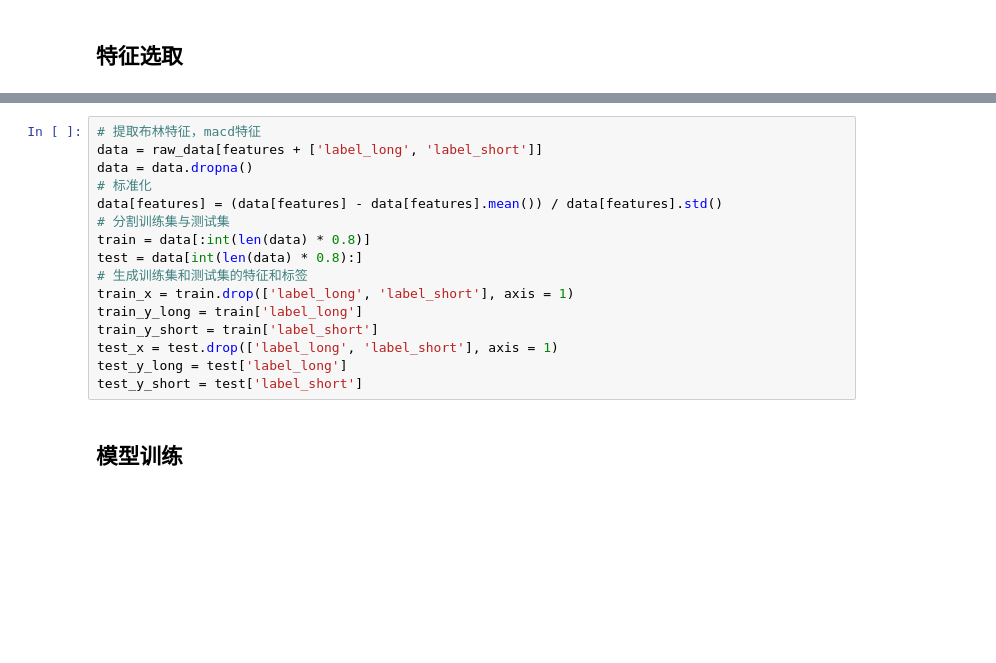
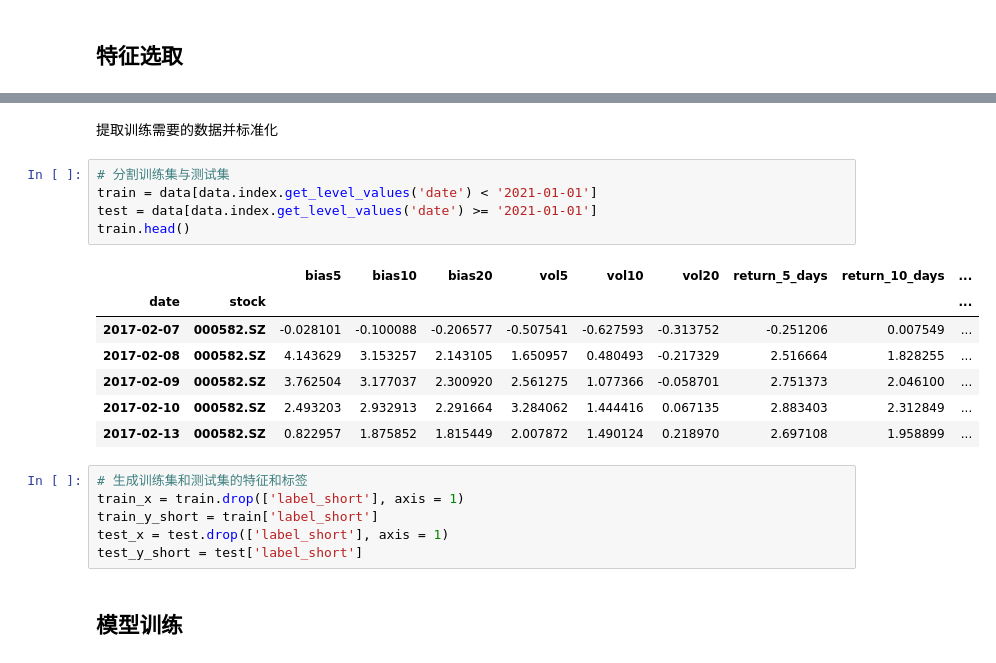
Before and after one commit to ypan-code/factors, a Jupyter notebook: SVM择时.ipynb, the cells around one changed output, grey strips where cells are left out. Saved outputs shown, nothing was run; the diff lists cells and outputs as text; blank space fills up the shorter version.

```diff
--- a/SVM择时.ipynb
+++ b/SVM择时.ipynb
@@ -54,18 +197,23 @@ features = ['boll', 'macd', 'price_rank_1_months']
+# %% [markdown]
+提取训练需要的数据并标准化
+# %%
+# 分割训练集与测试集
+train = data[data.index.get_level_values('date') < '2021-01-01']
+test = data[data.index.get_level_values('date') >= '2021-01-01']
+train.head()
+# %% [output]
+|  |  | bias5 | bias10 | bias20 | vol5 | vol10 | vol20 | return_5_days | return_10_days | ... |
+| date | stock |  |  |  |  |  |  |  |  | ... |
+| 2017-02-07 | 000582.SZ | -0.028101 | -0.100088 | -0.206577 | -0.507541 | -0.627593 | -0.313752 | -0.251206 | 0.007549 | ... |
+| 2017-02-08 | 000582.SZ | 4.143629 | 3.153257 | 2.143105 | 1.650957 | 0.480493 | -0.217329 | 2.516664 | 1.828255 | ... |
+| 2017-02-09 | 000582.SZ | 3.762504 | 3.177037 | 2.300920 | 2.561275 | 1.077366 | -0.058701 | 2.751373 | 2.046100 | ... |
+| 2017-02-10 | 000582.SZ | 2.493203 | 2.932913 | 2.291664 | 3.284062 | 1.444416 | 0.067135 | 2.883403 | 2.312849 | ... |
+| 2017-02-13 | 000582.SZ | 0.822957 | 1.875852 | 1.815449 | 2.007872 | 1.490124 | 0.218970 | 2.697108 | 1.958899 | ... |
 # %%
-# 提取布林特征，macd特征
-data = raw_data[features + ['label_long', 'label_short']]
-data = data.dropna()
-# 标准化
-data[features] = (data[features] - data[features].mean()) / data[features].std()
-# 分割训练集与测试集
-train = data[:int(len(data) * 0.8)]
-test = data[int(len(data) * 0.8):]
 # 生成训练集和测试集的特征和标签
-train_x = train.drop(['label_long', 'label_short'], axis = 1)
-train_y_long = train['label_long']
+train_x = train.drop(['label_short'], axis = 1)
 train_y_short = train['label_short']
-test_x = test.drop(['label_long', 'label_short'], axis = 1)
-test_y_long = test['label_long']
+test_x = test.drop(['label_short'], axis = 1)
 test_y_short = test['label_short']
 # %% [markdown]
 ## 模型训练
```
Also changed, not shown: parts of 30 cells of this notebook.
